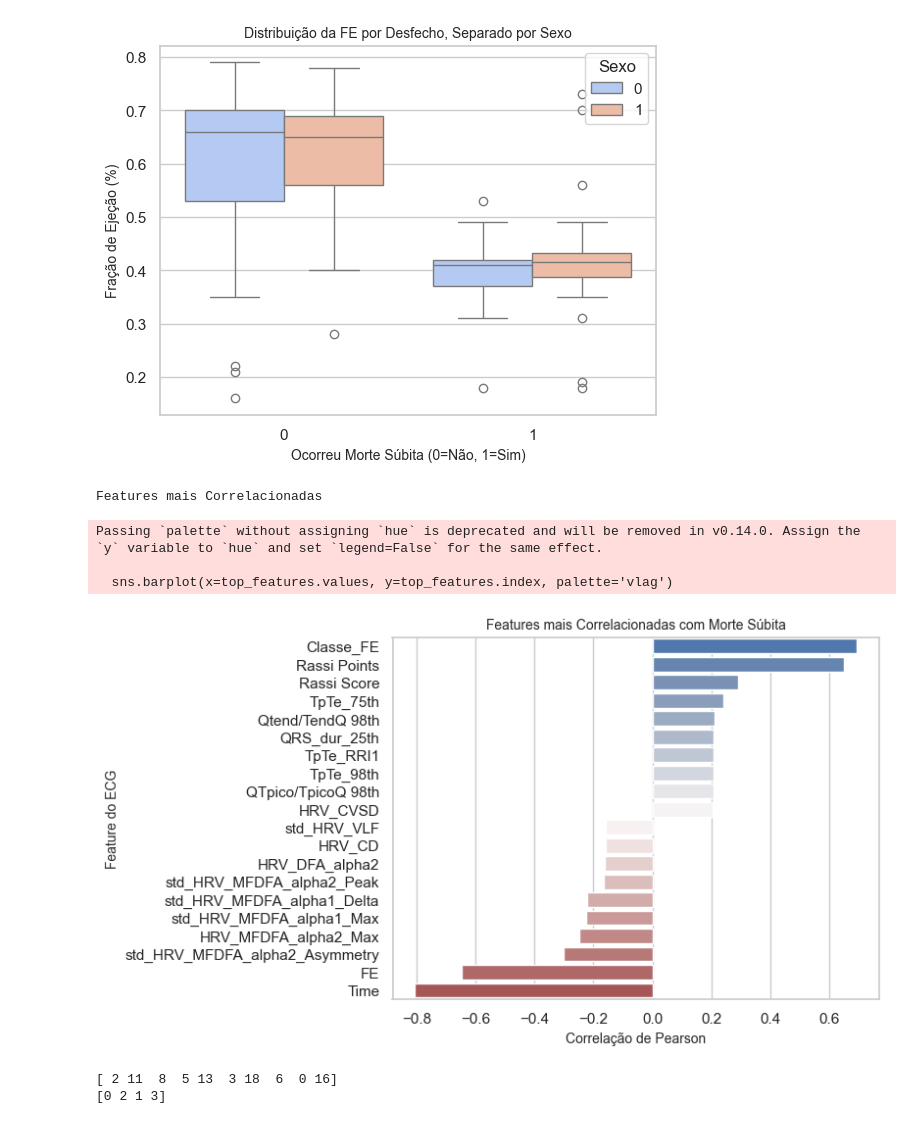
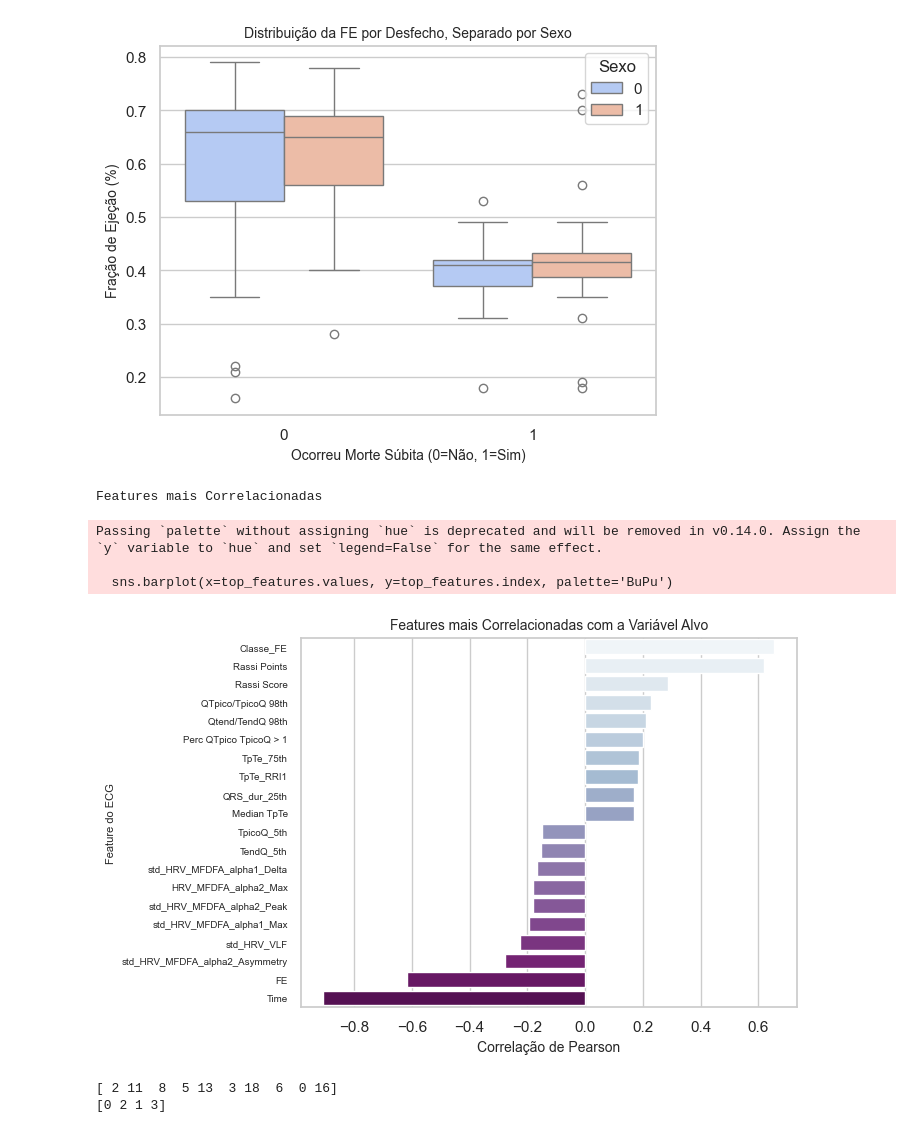
Before and after one commit to adrikll/scd-classifier, a Jupyter notebook: analysis.ipynb, the cells around one changed output. Drawn from its saved outputs; the diff is of its cells as text; code cells hidden in the pictures.

Commit message:
Feat: Add plotting module and project documentation

```diff
--- a/analysis.ipynb
+++ b/analysis.ipynb
@@ -169,33 +169,34 @@ Análise de Interação: FE, Morte Súbita e Sexo
 # %%
 print("\nFeatures mais Correlacionadas")
 # Selecionando apenas colunas numéricas
 df_numeric = df.select_dtypes(include=np.number)
 
 # Calculando correlação com a variável alvo
-corr_com_alvo = df_numeric.corr()['Obito_MS'].sort_values(ascending=False)
+corr_com_alvo = df_numeric.corr()['Obito_MS_FU-5 years'].sort_values(ascending=False)
 
 # Removendo a correlação da própria variável e outras relacionadas ao desfecho
 corr_com_alvo = corr_com_alvo.drop(['Obito_MS', 'Obito_MS_FU-5 years', 'Event (FU-5 years)'], errors='ignore')
 
 # Top 10 features com correlação positiva e negativa
 top_positivas = corr_com_alvo.head(10)
 top_negativas = corr_com_alvo.tail(10)
 
 # Concatenando para plotar
 top_features = pd.concat([top_positivas, top_negativas])
 
 plt.figure()
-sns.barplot(x=top_features.values, y=top_features.index, palette='vlag')
-plt.title('Features mais Correlacionadas com Morte Súbita', fontsize=10)
+sns.barplot(x=top_features.values, y=top_features.index, palette='BuPu')
+plt.title('Features mais Correlacionadas com a Variável Alvo', fontsize=10)
 plt.xlabel('Correlação de Pearson', fontsize=10)
-plt.ylabel('Feature do ECG', fontsize=10)
+plt.ylabel('Feature do ECG', fontsize=8)
+plt.tick_params(axis='y', labelsize=7)
 plt.show()
 # %% [output]
 Features mais Correlacionadas
 Passing `palette` without assigning `hue` is deprecated and will be removed in v0.14.0. Assign the `y` variable to `hue` and set `legend=False` for the same effect.
 
-  sns.barplot(x=top_features.values, y=top_features.index, palette='vlag')
+  sns.barplot(x=top_features.values, y=top_features.index, palette='BuPu')
-[figure, old version]
+[figure, new version]
 # %%
 print(df['Rassi Points'].unique())
 print(df['Classe_FE'].unique())
```
Also changed, not shown: parts of 3 cells of this notebook, 10 other files.
